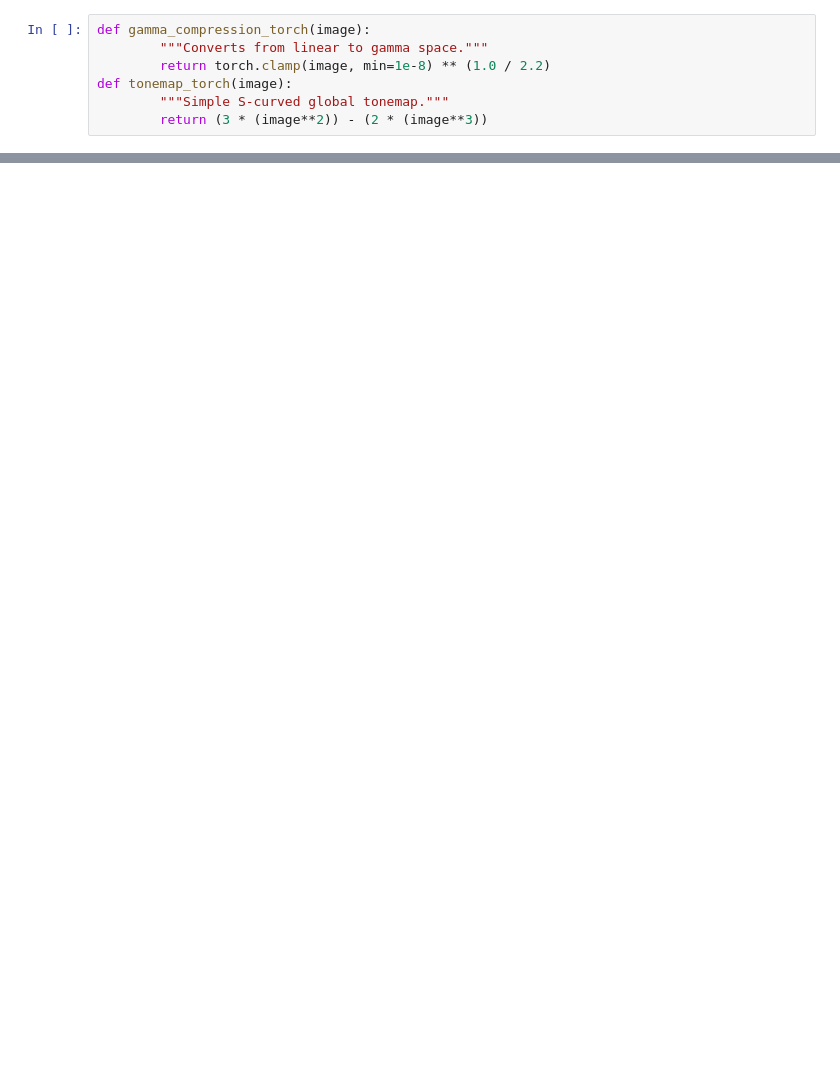
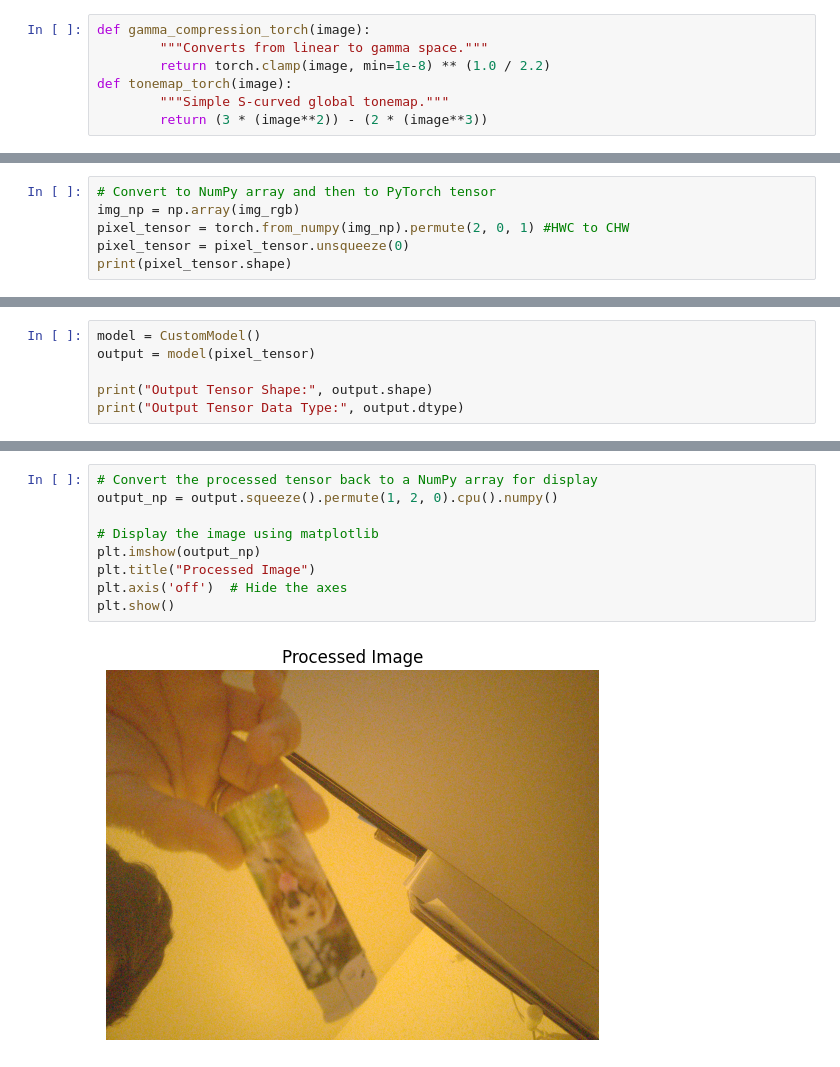
Before and after one commit to DeathStroXX/CVImageApp, a Jupyter notebook: new_model.ipynb, the cells around one changed output, grey strips where cells are left out. Saved outputs shown, nothing was run; the diff lists cells and outputs as text; blank space fills up the shorter version.

```diff
--- a/new_model.ipynb
+++ b/new_model.ipynb
@@ -33,0 +114,6 @@ class CustomModel(nn.Module):
+# %%
+# Convert to NumPy array and then to PyTorch tensor
+img_np = np.array(img_rgb)
+pixel_tensor = torch.from_numpy(img_np).permute(2, 0, 1) #HWC to CHW
+pixel_tensor = pixel_tensor.unsqueeze(0)
+print(pixel_tensor.shape)
@@ -33,0 +132,6 @@ class CustomModel(nn.Module):
+# %%
+model = CustomModel()
+output = model(pixel_tensor)
+
+print("Output Tensor Shape:", output.shape)
+print("Output Tensor Data Type:", output.dtype)
@@ -33,0 +156,11 @@ class CustomModel(nn.Module):
+# %%
+# Convert the processed tensor back to a NumPy array for display
+output_np = output.squeeze().permute(1, 2, 0).cpu().numpy()
+
+# Display the image using matplotlib
+plt.imshow(output_np)
+plt.title("Processed Image")
+plt.axis('off')  # Hide the axes
+plt.show()
+# %% [output]
+[figure, added]
```
Also changed, not shown: parts of 15 cells of this notebook.
